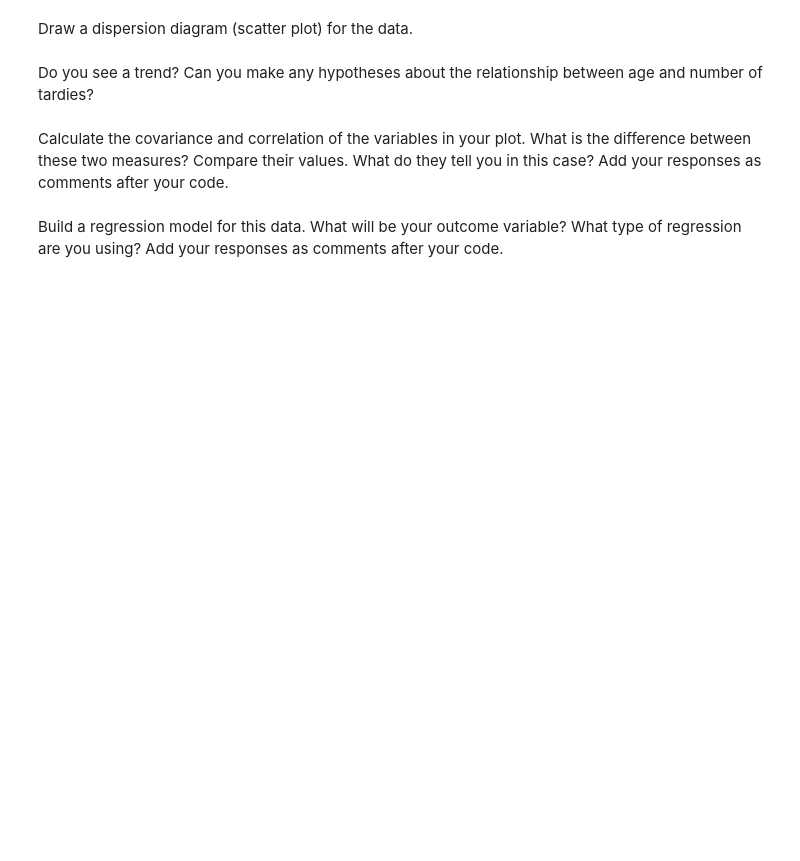
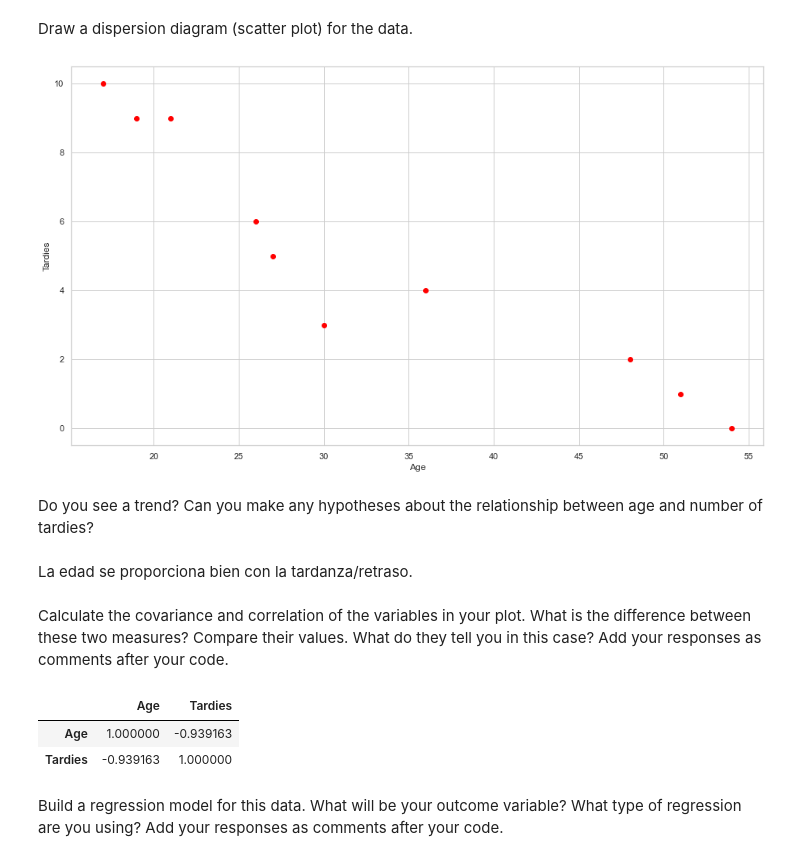
Before and after one commit to Ironhack-Data-Madrid-Marzo-2021/lab-regression-analysis, a Jupyter notebook: your-code.ipynb, the cells around one changed output. Cells and saved outputs as stored; diff of their text form; code cells hidden in the pictures; blank space fills up the shorter version.

```diff
--- a/your-code.ipynb
+++ b/your-code.ipynb
@@ -34,0 +50,4 @@ student_data = pd.DataFrame({'X': [x_values], 'Y': [y_values]})
+# %%
+# Your code here.
+student_data = pd.DataFrame({'Age': [17, 51,27,21,36,48,19,26,54,30], 'Tardies': [10,1,5,9,4,2,9,6,0,3]})
+student_data
@@ -39,2 +68,10 @@ Draw a dispersion diagram (scatter plot) for the data.
+# %%
+# Your code here.
+plt.scatter(student_data.Age,student_data.Tardies, c="red")
+plt.xlabel('Age')
+plt.ylabel('Tardies')
+plt.show()
+# %% [output]
+[figure, added]
 # %% [markdown]
 Do you see a trend? Can you make any hypotheses about the relationship between age and number of tardies?
@@ -43,7 +78,14 @@ Do you see a trend? Can you make any hypotheses about the relationship between a
+# %% [markdown]
+La edad se proporciona bien con la tardanza/retraso.
 # %% [markdown]
 Calculate the covariance and correlation of the variables in your plot. What is the difference between these two measures? Compare their values. What do they tell you in this case? Add your responses as comments after your code.
 # %%
 # Your response here.
+student_data.corr()
+# %% [output]
+|  | Age | Tardies |
+| Age | 1.000000 | -0.939163 |
+| Tardies | -0.939163 | 1.000000 |
 # %% [markdown]
 Build a regression model for this data. What will be your outcome variable? What type of regression are you using? Add your responses as comments after your code.
 # %%
```
Also changed, not shown: parts of 19 cells of this notebook.
